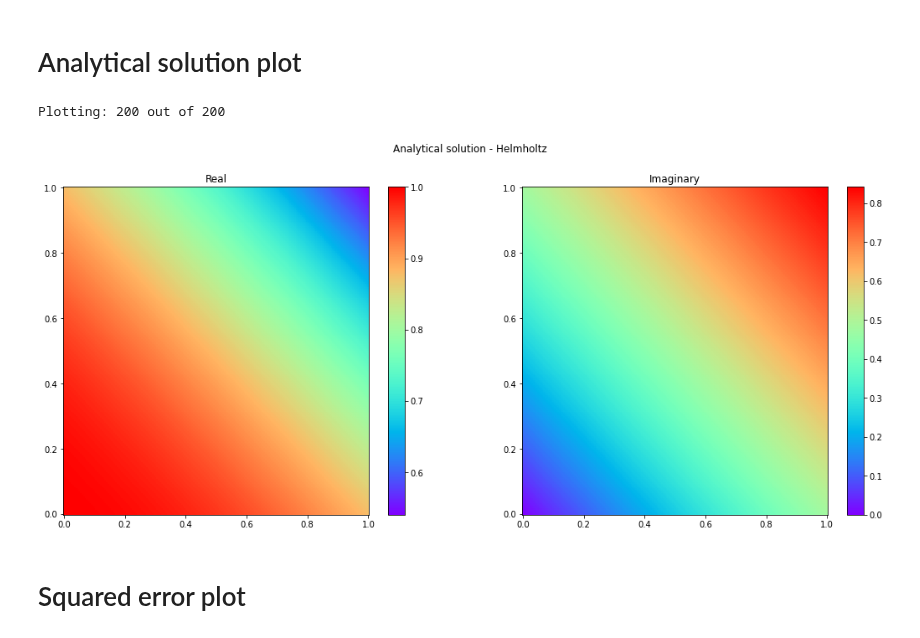
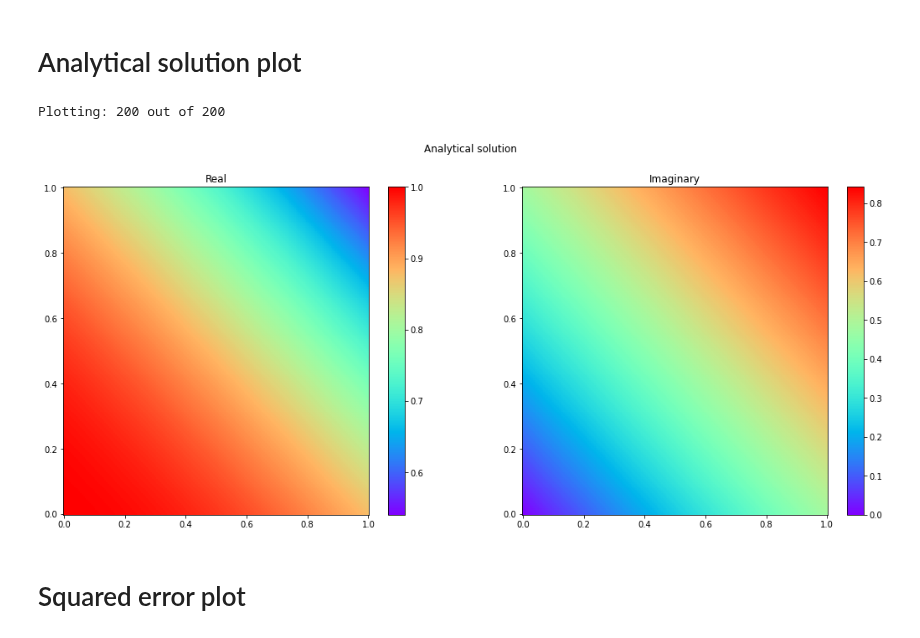
Before and after one commit to LawsonOliveira/Tsunami, a Jupyter notebook: src/Approaches/Lagaris_Paper1/Helmholtz/helmholtz.ipynb, the cells around one changed output. Drawn from its saved outputs; the diff is of its cells as text; code cells hidden in the pictures.

```diff
--- a/src/Approaches/Lagaris_Paper1/Helmholtz/helmholtz.ipynb
+++ b/src/Approaches/Lagaris_Paper1/Helmholtz/helmholtz.ipynb
@@ -57,7 +57,7 @@ parameters['learning_rate'] = optax.linear_schedule(0.005, 0.00001, transition_s
 parameters['optimizer'] = optax.adam(parameters['learning_rate'])
 parameters['maximum_num_epochs'] = 50000
 parameters['report_steps'] = 1000
-parameters['options'] = 1           # 1: we start a new training. 2: We continue the last training.
+parameters['options'] = 2           # 1: we start a new training. 2: We continue the last training.
                                     # Other cases: We just load the last training
 
 # Data parameters
@@ -499,33 +499,33 @@ Plotting: 200 out of 200
 # %%
 npoints = 200
 real_values = numpy.zeros((npoints, npoints))
 imag_values = numpy.zeros((npoints, npoints))
 
 x, y = numpy.meshgrid(numpy.linspace(parameters['domain_bounds'][0,0], parameters['domain_bounds'][0,1], npoints), numpy.linspace(parameters['domain_bounds'][1,0], parameters['domain_bounds'][1,1], npoints))
 
 fig, ax = matplotlib.pyplot.subplots(1,2)
 fig.set_size_inches(18, 7.2)
-title = fig.suptitle('Analytical solution - Helmholtz')
+title = fig.suptitle('Analytical solution')
 
 for i in range(npoints):
     print("Plotting: {} out of {}".format(i+1, npoints), end='\r')
     real_values[i,:] = jax.numpy.real(functools.partial(analytical_solution)(x[i,:], y[i,:]))
     imag_values[i,:] = jax.numpy.imag(functools.partial(analytical_solution)(x[i,:], y[i,:]))
 
 title = ax[0].set_title('Real')
 graph = ax[0].pcolormesh(x, y, real_values, cmap = 'rainbow')
 matplotlib.pyplot.colorbar(graph, ax=ax[0])
 
 title = ax[1].set_title('Imaginary')
 graph = ax[1].pcolormesh(x, y, imag_values, cmap = 'rainbow')
 matplotlib.pyplot.colorbar(graph, ax=ax[1])
 
 
 matplotlib.pyplot.savefig('./Images/analytical_helmholtz.png', facecolor = 'white', bbox_inches = 'tight')
 matplotlib.pyplot.show()
 # %% [output]
 Plotting: 200 out of 200
-[figure, old version]
+[figure, new version]
 # %% [markdown]
 # Squared error plot
 # %%
```
Also changed, not shown: parts of 2 cells of this notebook, 35 other files.
